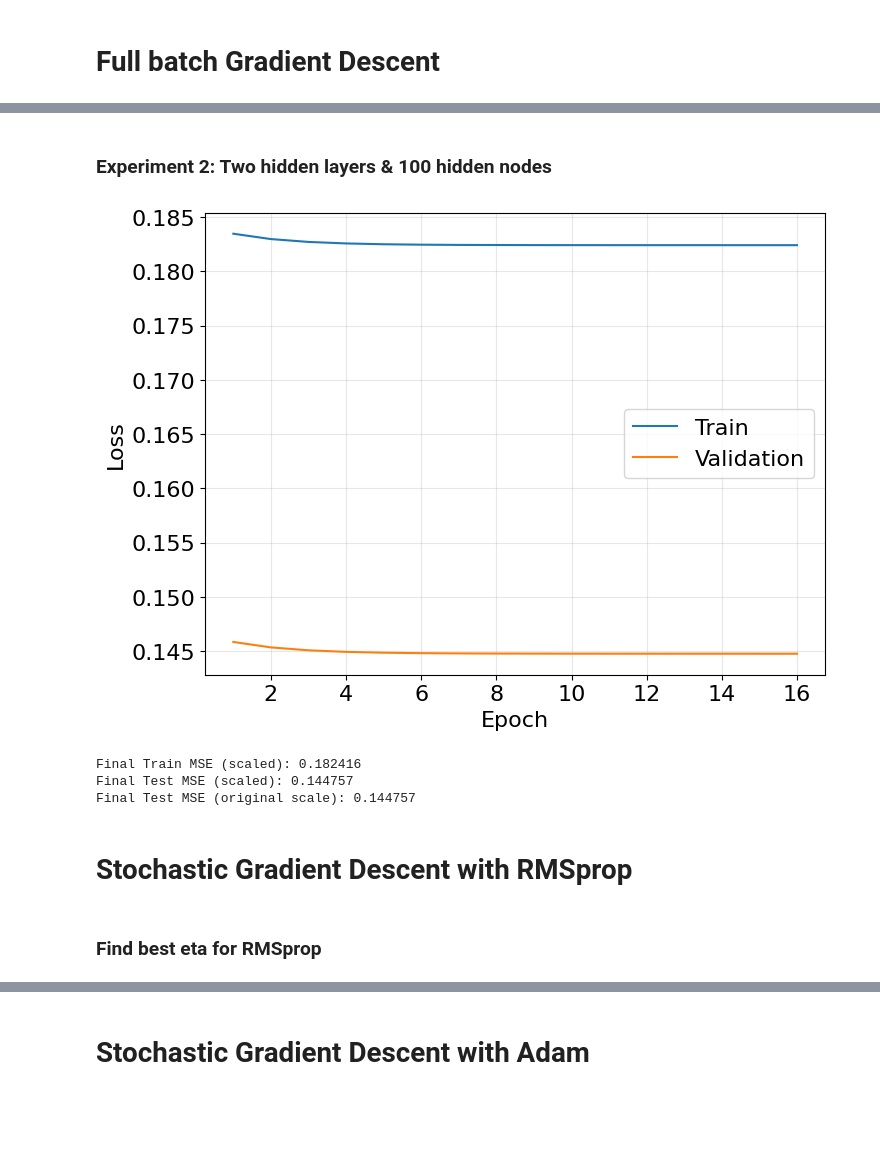
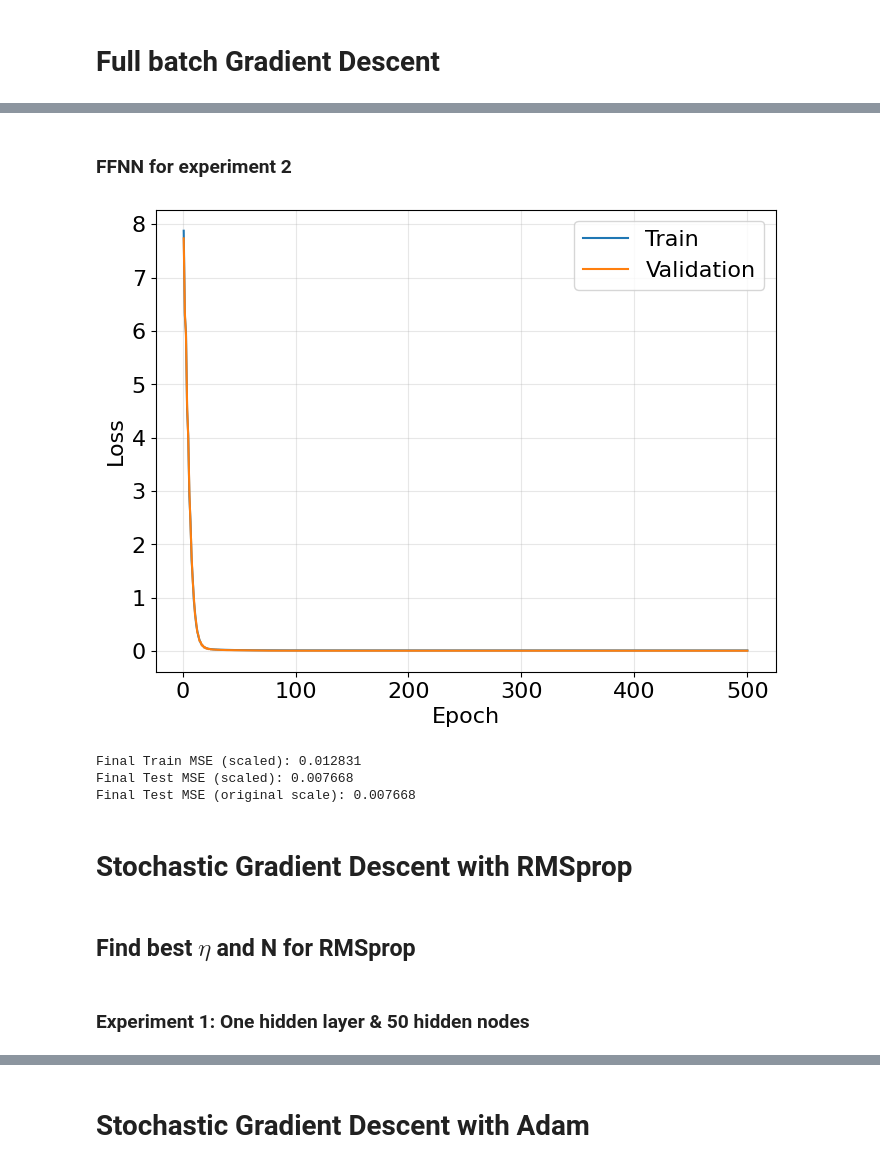
Before and after one commit to livelstorborg/FYS-STK4155, a Jupyter notebook: project2/code/notebooks/part_b.ipynb, the cells around one changed output, grey strips where cells are left out. Drawn from its saved outputs; the diff is of its cells as text; code cells hidden in the pictures; blank space fills up the shorter version.

```diff
--- a/project2/code/notebooks/part_b.ipynb
+++ b/project2/code/notebooks/part_b.ipynb
@@ -21,11 +21,12 @@ from src.plotting import plot_learning_curves
 # %%
 SEED = 42
 np.random.seed(SEED)
+SIGMA = 0.1
 
 N = 300
 x = np.linspace(-1, 1, N)
 y_true = runge(x)
-y_noise = y_true + np.random.normal(0, 0.3, N)
+y_noise = y_true + np.random.normal(0, SIGMA, N)
 # %%
 X_poly = polynomial_features(x, p=14, intercept=False)
 
@@ -73,10 +61,12 @@ activations_2 = [Sigmoid(), Sigmoid(), Linear()]
 
 EPOCHS = 500
 BATCH_SIZE = 32
+TEST_SIZE=0.2
 LOSS = MSE()
 NETWORK_INPUT_SIZE = 1
 
-ETA_VALS = np.logspace(-5, -1, 5)
+ETA_VALS = np.logspace(-5, -1, 10)
+N_VALS = [100, 150, 200, 250, 300, 350, 400, 450, 500, 550, 600]
 # %% [markdown]
 # Full batch Gradient Descent
 # %% [markdown]
@@ -83,0 +98,11 @@ ETA_VALS = np.logspace(-5, -1, 5)
+# %%
+test_mse_gd_2, train_mse_gd_2, best_eta_gd_2, best_N_gd_2 = find_best_N_eta(
+    N_VALS, ETA_VALS, layer_sizes_2, activations_2,
+    optimizer_type='gd', epochs=500, batch_size=32
+)
+
+# Plot test MSE heatmap
+N_eta_heatmap(test_mse_gd_2, N_VALS, ETA_VALS,
+              metric_name='MSE', dataset='Test', title='2 hidden layers & 100 neurons each')
+plt.savefig('figs/N_eta_gd_heatmap_exp2.pdf', bbox_inches='tight', dpi=300)
+plt.show()
@@ -182,10 +200,28 @@ Final Test MSE (original scale): 0.144757
 # %% [markdown]
-### Experiment 2: Two hidden layers & 100 hidden nodes
+### FFNN for experiment 2
 # %%
+x = np.linspace(-1, 1, best_N_gd_2)
+y_true = runge(x)
+y_noise = y_true + np.random.normal(0, SIGMA, best_N_gd_2)
+
+# Split data
+X_train_raw, X_test_raw, y_train_nn, y_test_nn = train_test_split(
+    x.reshape(-1, 1), y_noise.reshape(-1, 1),
+    test_size=TEST_SIZE, random_state=SEED
+)
+
+# Scale data
+X_train_s, y_train_s, X_mean, X_std, y_mean = scale_data(
+    X_train_raw, y_train_nn
+)
+X_test_s, y_test_s, _, _, _ = scale_data(
+    X_test_raw, y_test_nn, X_mean, X_std, y_mean
+)
+
 nn_gd_2 = NeuralNetwork(
     network_input_size=NETWORK_INPUT_SIZE,
-    layer_output_sizes=layer_sizes_1,
-    activations=activations_1,
+    layer_output_sizes=layer_sizes_2,
+    activations=activations_2,
     loss=LOSS,
     seed=SEED
 )
@@ -199,44 +235,48 @@ history = train(
             y_val=y_test_s,
             optimizer=GD(eta=best_eta_gd_2),
             epochs=EPOCHS,
-            batch_size=len(X_train_s),
+            batch_size=len(X_train_s),  # Full batch
             stochastic=False,
             task='regression',
+            tol_relative=0.0,
+            tol_absolute=0.0,
             early_stopping=False,
             patience=10,
             verbose=False,
             seed=SEED
         )
 
 
 train_loss = history['train_loss']
 val_loss = history['val_loss']
 
 
 plot_learning_curves(train_loss, val_loss)
 
 print(f"Final Train MSE (scaled): {train_loss[-1]:.6f}")
 print(f"Final Test MSE (scaled): {val_loss[-1]:.6f}")
 
 # These predictions are SCALED (not original)
 y_train_pred_scaled = nn_gd_2.predict(X_train_s)  # Network outputs scaled predictions
 y_test_pred_scaled = nn_gd_2.predict(X_test_s)    # Network outputs scaled predictions
 
 # NOW we transform to original scale
 y_train_pred = inverse_scale_y(y_train_pred_scaled, y_mean)  # NOW it's original
 y_test_pred = inverse_scale_y(y_test_pred_scaled, y_mean)    # NOW it's original
 
 # THESE are on original scale
 train_mse_original = mse(y_train_nn, y_train_pred)  # Original scale MSE
 test_mse_original = mse(y_test_nn, y_test_pred)     # Original scale MSE
 print(f"Final Test MSE (original scale): {test_mse_original:.6f}")
 # %% [output]
-[figure, old version]
+[figure, new version]
-Final Train MSE (scaled): 0.182416
-Final Test MSE (scaled): 0.144757
-Final Test MSE (original scale): 0.144757
+Final Train MSE (scaled): 0.012831
+Final Test MSE (scaled): 0.007668
+Final Test MSE (original scale): 0.007668
 # %% [markdown]
 # Stochastic Gradient Descent with RMSprop
 # %% [markdown]
-### Find best eta for RMSprop
+## Find best $\eta$ and N for RMSprop
+# %% [markdown]
+### Experiment 1: One hidden layer & 50 hidden nodes
 # %%
```
Also changed, not shown: parts of 36 cells of this notebook, 19 other files.
